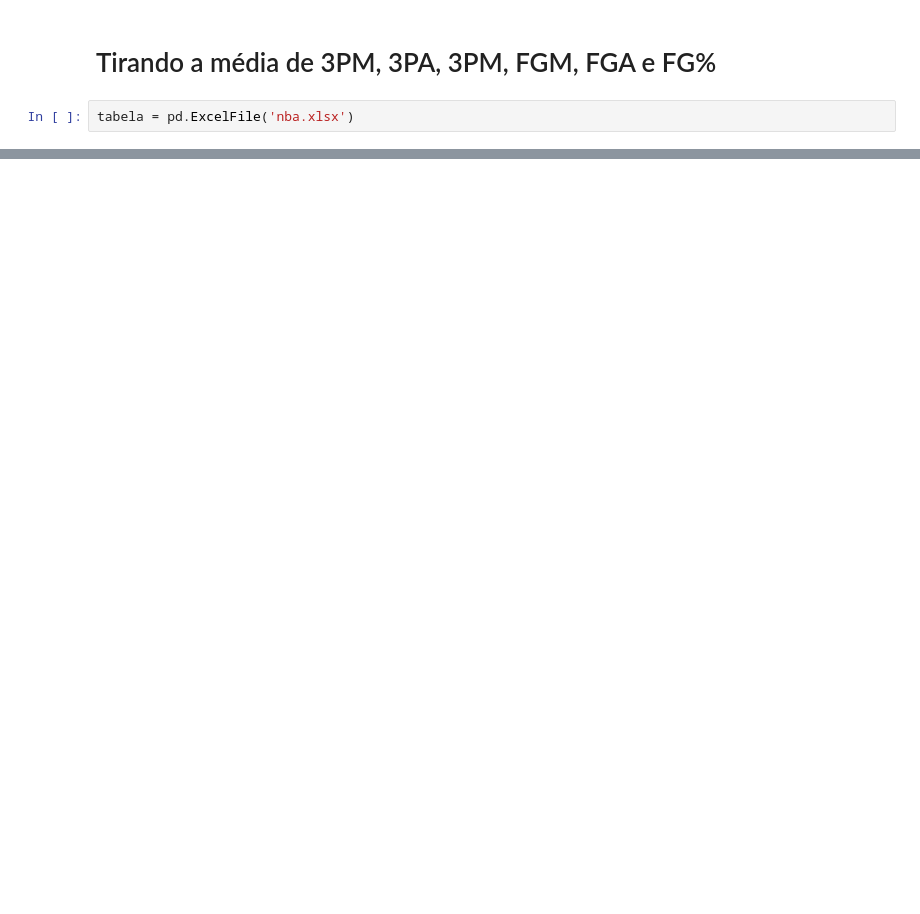
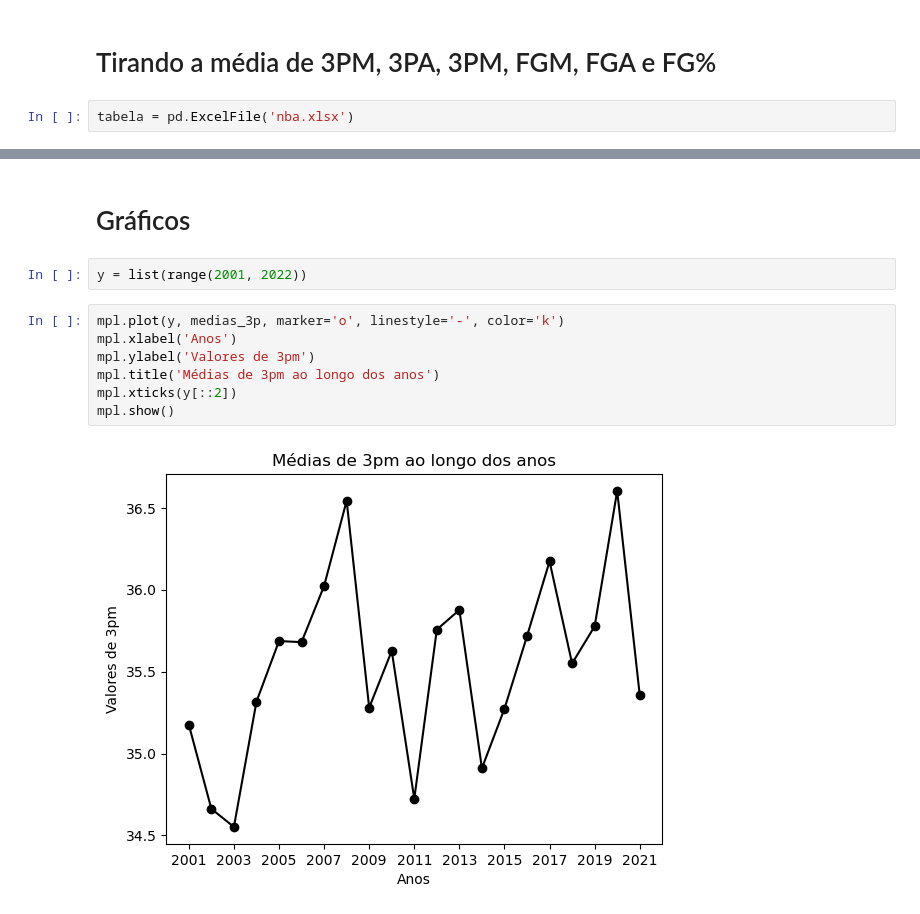
Before and after one commit to herozandn/DataScience, a Jupyter notebook: Untitled.ipynb, the cells around one changed output, grey strips where cells are left out. Saved outputs shown, nothing was run; the diff lists cells and outputs as text; blank space fills up the shorter version.

```diff
--- a/Untitled.ipynb
+++ b/Untitled.ipynb
@@ -80,0 +115,13 @@ for aba in tabela.sheet_names:
+# %% [markdown]
+# Gráficos
+# %%
+y = list(range(2001, 2022))
+# %%
+mpl.plot(y, medias_3p, marker='o', linestyle='-', color='k')
+mpl.xlabel('Anos')
+mpl.ylabel('Valores de 3pm')
+mpl.title('Médias de 3pm ao longo dos anos')
+mpl.xticks(y[::2])
+mpl.show()
+# %% [output]
+[figure, added]
```
Also changed, not shown: parts of 10 cells of this notebook, 2 other files.
